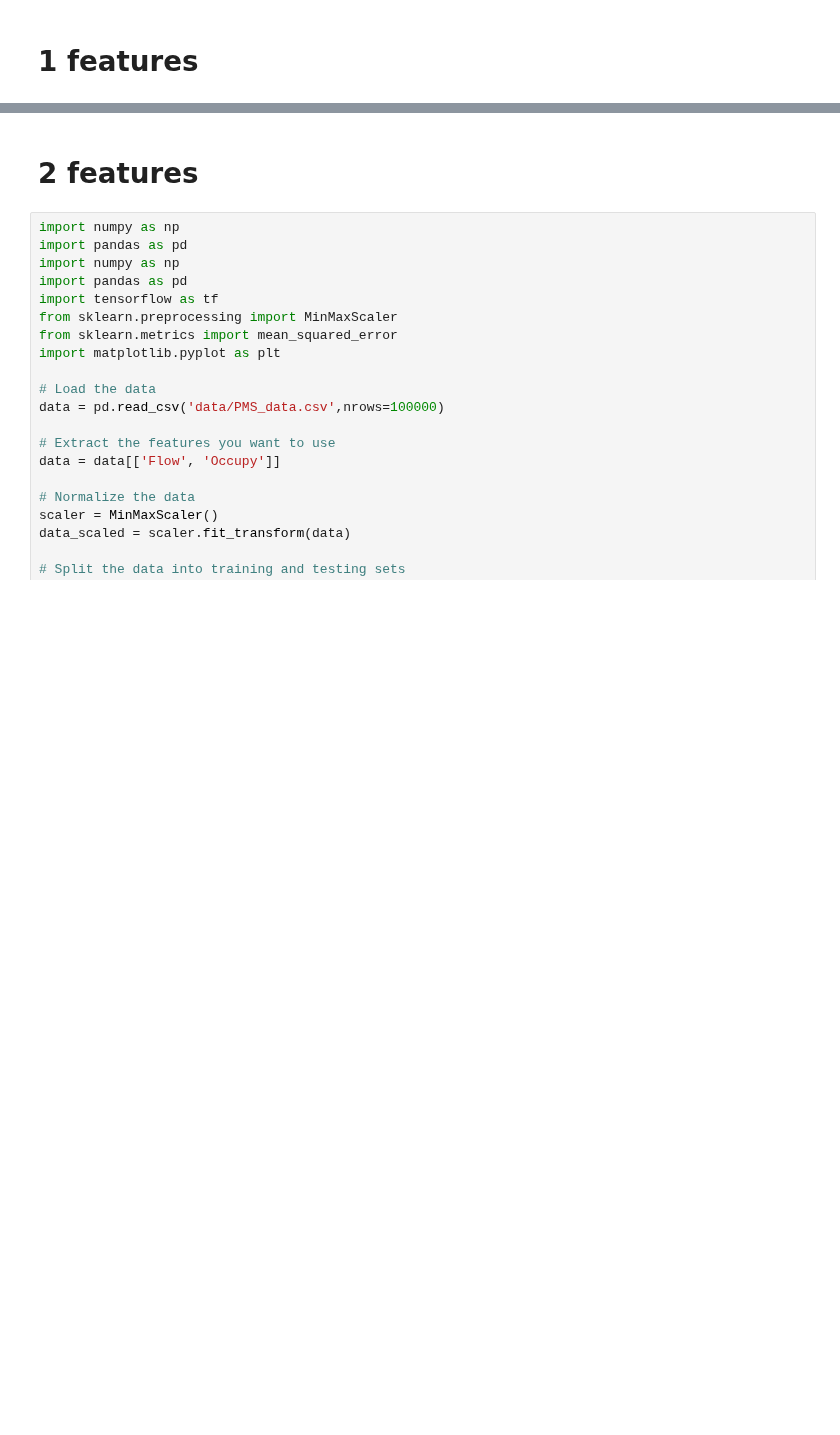
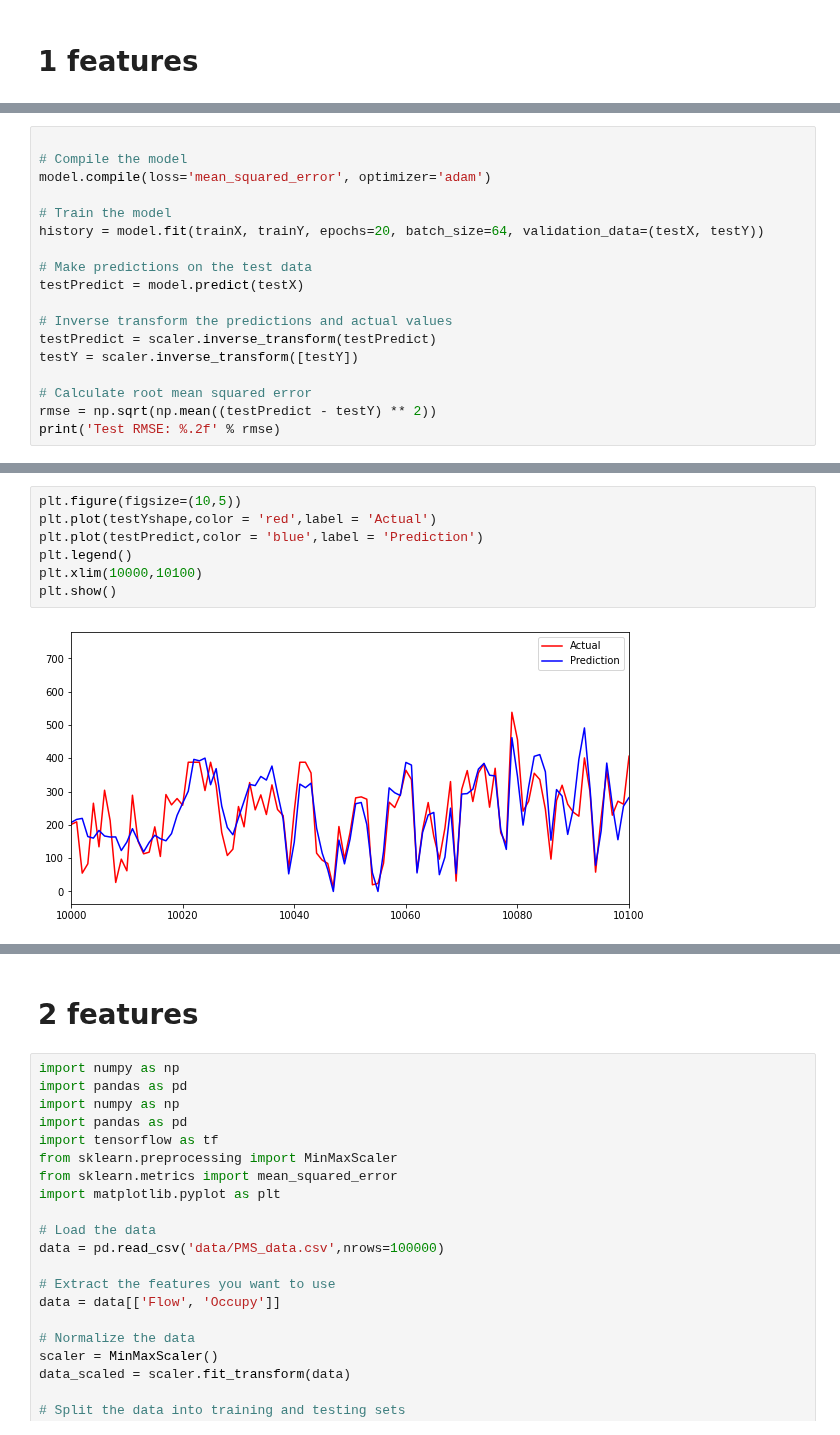
Before and after one commit to fredrikkortet/mt-hh, a Jupyter notebook: LSTM.ipynb, the cells around one changed output, grey strips where cells are left out. Cells and saved outputs as stored; diff of their text form; blank space fills up the shorter version.

```diff
--- a/LSTM.ipynb
+++ b/LSTM.ipynb
@@ -141,0 +94,18 @@ r2s
+# %%
+
+# Compile the model
+model.compile(loss='mean_squared_error', optimizer='adam')
+
+# Train the model
+history = model.fit(trainX, trainY, epochs=20, batch_size=64, validation_data=(testX, testY))
+
+# Make predictions on the test data
+testPredict = model.predict(testX)
+
+# Inverse transform the predictions and actual values
+testPredict = scaler.inverse_transform(testPredict)
+testY = scaler.inverse_transform([testY])
+
+# Calculate root mean squared error
+rmse = np.sqrt(np.mean((testPredict - testY) ** 2))
+print('Test RMSE: %.2f' % rmse)
@@ -141,0 +124,9 @@ r2s
+# %%
+plt.figure(figsize=(10,5))
+plt.plot(testYshape,color = 'red',label = 'Actual')
+plt.plot(testPredict,color = 'blue',label = 'Prediction')
+plt.legend()
+plt.xlim(10000,10100)
+plt.show()
+# %% [output]
+[figure, added]
```
Also changed, not shown: parts of 9 cells of this notebook.
